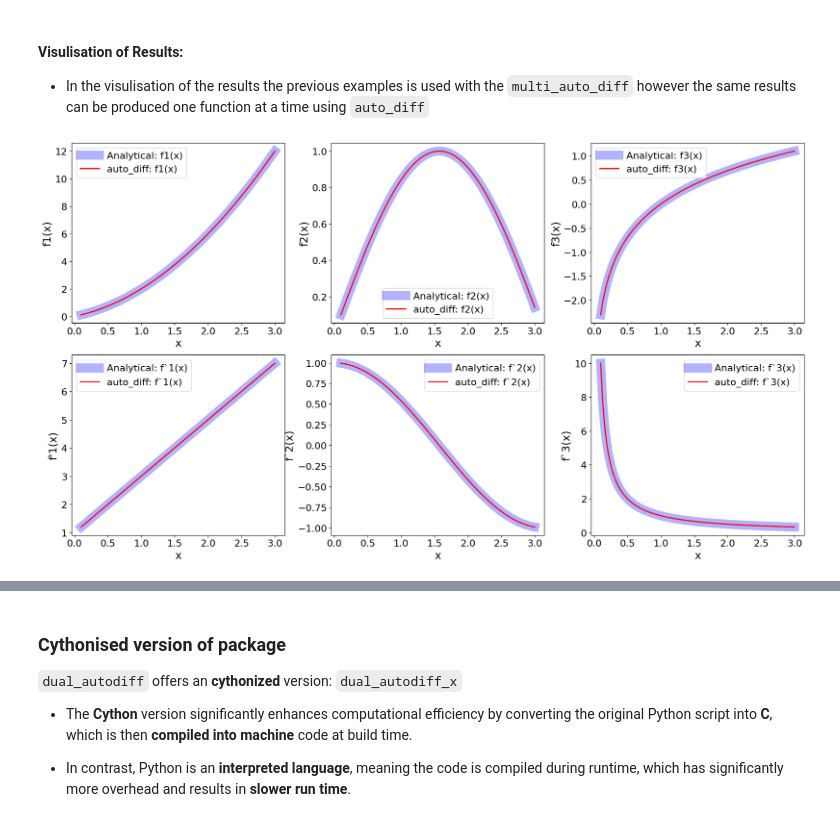
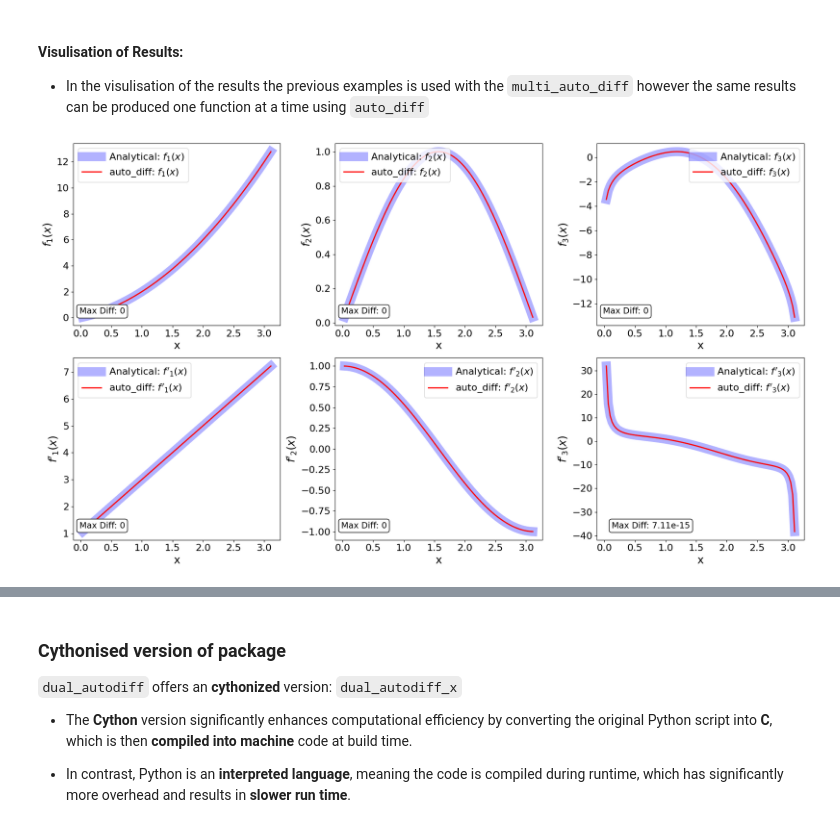
Before and after one commit to JacobTutt/dual_autodiff_package, a Jupyter notebook: tutorials/dual_autodiff.ipynb, the cells around one changed output, grey strips where cells are left out. Saved outputs shown, nothing was run; the diff lists cells and outputs as text; code cells hidden in the pictures.

```diff
--- a/tutorials/dual_autodiff.ipynb
+++ b/tutorials/dual_autodiff.ipynb
@@ -529,7 +546,7 @@ def f2(x):
     return sin(x)
 
 def f3(x):
-    return log(x)
+    return log(sin(x)) + x**2 * cos(x)
 
 funcs = [f1, f2, f3]
 
@@ -547,7 +564,7 @@ def f2(x):
     return sin(x)
 
 def f3(x):
-    return log(x)
+    return log(sin(x)) + x**2 * cos(x)
 
 # Define derivatives for the functions for verification for the plot
 def f1_dev(x):
@@ -557,66 +574,84 @@ def f2_dev(x):
     return cos(x)
 
 def f3_dev(x):
-    return 1/x
+    return cos(x)/sin(x) + 2*x*cos(x) - x**2*sin(x)
 
+# Function to calculate the maximum difference and display it in a box
+def add_max_diff_text(ax, analytical, autodiff, xpos=0.25, ypos=0.10):
+    max_diff = np.max(np.abs(analytical - autodiff))
+    if max_diff == 0:
+        display_text = "Max Diff: 0"
+    else:
+        display_text = f"Max Diff: {max_diff:.3g}"
+    ax.text(
+        xpos, ypos, display_text,
+        transform=ax.transAxes, ha="right", va="top", fontsize=14,
+        bbox=dict(facecolor='white', edgecolor='black', boxstyle='round,pad=0.3')
+    )
 # Create numpy array
-x_vals = np.linspace(0.1, 3, 100)  # Avoid zero to prevent log(sin(x)) from being undefined
-x_points = np.array([1, 2, 3])
+# Generate values between 0 and pi (not inclusive)
+x_vals = np.linspace(0, np.pi, 100, endpoint=False)[1:]  # Avoid zero and pi to prevent log(sin(x)) from being undefined
 funcs = [f1, f2, f3]
-multi_func_eval = [auto_diff(f, x_vals) for f in funcs]
+multi_func_eval = multi_auto_diff(funcs, x_vals)
 
 # Verify the results in a plot
 fig, axs = plt.subplots(2, 3, figsize=(18, 10))
 
 # Plot analytical value and auto_diff value for f1
-axs[0,0].plot(x_vals, f1(x_vals), color='blue', alpha=0.3, lw=15, label="Analytical: f1(x)")
-axs[0,0].plot(x_vals, multi_func_eval[0][0], color='red', lw=2, label="auto_diff: f1(x)")
+axs[0,0].plot(x_vals, f1(x_vals), color='blue', alpha=0.3, lw=15, label=r"Analytical: $f_1(x)$")
+axs[0,0].plot(x_vals, multi_func_eval[0][0], color='red', lw=2, label=r"auto_diff: $f_1(x)$")
+add_max_diff_text(axs[0,0], f1(x_vals), multi_func_eval[0][0])
 axs[0,0].set_xlabel("x", fontsize=18)
-axs[0,0].set_ylabel("f1(x)", fontsize=18)
+axs[0,0].set_ylabel(r"$f_1(x)$", fontsize=18)
 axs[0,0].tick_params(axis='both', which='major', labelsize=16)
-axs[0,0].legend(fontsize=16)
+axs[0,0].legend(fontsize=16, loc = 'upper left')
 
 # Plot analytical derivative and auto_diff derivative for f1
-axs[1,0].plot(x_vals, f1_dev(x_vals), color='blue', alpha=0.3, lw=15, label="Analytical: f`1(x)")
-axs[1,0].plot(x_vals, multi_func_eval[0][1], color='red', lw=2, label="auto_diff: f`1(x)")
+axs[1,0].plot(x_vals, f1_dev(x_vals), color='blue', alpha=0.3, lw=15, label=r"Analytical: $f'_1(x)$")
+axs[1,0].plot(x_vals, multi_func_eval[0][1], color='red', lw=2, label=r"auto_diff: $f'_1(x)$")
+add_max_diff_text(axs[1,0], f1_dev(x_vals), multi_func_eval[0][1])
 axs[1,0].set_xlabel("x", fontsize=18)
-axs[1,0].set_ylabel("f'1(x)", fontsize=18)
+axs[1,0].set_ylabel(r"$f'_1(x)$", fontsize=18)
 axs[1,0].tick_params(axis='both', which='major', labelsize=16)
-axs[1,0].legend(fontsize=16)
+axs[1,0].legend(fontsize=16, loc = 'upper left')
 
 # Plot analytical value and auto_diff value for f2
-axs[0,1].plot(x_vals, f2(x_vals), color='blue', alpha=0.3, lw=15, label="Analytical: f2(x)")
-axs[0,1].plot(x_vals, multi_func_eval[1][0], color='red', lw=2, label="auto_diff: f2(x)")
+axs[0,1].plot(x_vals, f2(x_vals), color='blue', alpha=0.3, lw=15, label=r"Analytical: $f_2(x)$")
+axs[0,1].plot(x_vals, multi_func_eval[1][0], color='red', lw=2, label=r"auto_diff: $f_2(x)$")
+add_max_diff_text(axs[0,1], f2(x_vals), multi_func_eval[1][0])
 axs[0,1].set_xlabel("x", fontsize=18)
-axs[0,1].set_ylabel("f2(x)", fontsize=18)
+axs[0,1].set_ylabel(r"$f_2(x)$", fontsize=18)
 axs[0,1].tick_params(axis='both', which='major', labelsize=16)
-axs[0,1].legend(fontsize=16)
+axs[0,1].legend(fontsize=16, loc = 'upper left')
 
 # Plot analytical derivative and auto_diff derivative for f2
-axs[1,1].plot(x_vals, f2_dev(x_vals), color='blue', alpha=0.3, lw=15, label="Analytical: f`2(x)")
-axs[1,1].plot(x_vals, multi_func_eval[1][1], color='red', lw=2, label="auto_diff: f`2(x)")
+axs[1,1].plot(x_vals, f2_dev(x_vals), color='blue', alpha=0.3, lw=15, label=r"Analytical: $f'_2(x)$")
+axs[1,1].plot(x_vals, multi_func_eval[1][1], color='red', lw=2, label=r"auto_diff: $f'_2(x)$")
+add_max_diff_text(axs[1,1], f2_dev(x_vals), multi_func_eval[1][1])
 axs[1,1].set_xlabel("x", fontsize=18)
-axs[1,1].set_ylabel("f`2(x)", fontsize=18)
+axs[1,1].set_ylabel(r"$f'_2(x)$", fontsize=18)
 axs[1,1].tick_params(axis='both', which='major', labelsize=16)
 axs[1,1].legend(fontsize=16)
 
 # Plot analytical value and auto_diff value for f3
-axs[0,2].plot(x_vals, f3(x_vals), color='blue', alpha=0.3, lw=15, label="Analytical: f3(x)")
-axs[0,2].plot(x_vals, multi_func_eval[2][0], color='red', lw=2, label="auto_diff: f3(x)")
+axs[0,2].plot(x_vals, f3(x_vals), color='blue', alpha=0.3, lw=15, label=r"Analytical: $f_3(x)$")
+axs[0,2].plot(x_vals, multi_func_eval[2][0], color='red', lw=2, label=r"auto_diff: $f_3(x)$")
+add_max_diff_text(axs[0,2], f3(x_vals), multi_func_eval[2][0])
 axs[0,2].set_xlabel("x", fontsize=18)
-axs[0,2].set_ylabel("f3(x)", fontsize=18)
+axs[0,2].set_ylabel(r"$f_3(x)$", fontsize=18)
 axs[0,2].tick_params(axis='both', which='major', labelsize=16)
-axs[0,2].legend(fontsize=16)
+axs[0,2].legend(fontsize=16, loc = 'upper right')
 
 # Plot analytical derivative and auto_diff derivative for f3
-axs[1,2].plot(x_vals, f3_dev(x_vals), color='blue', alpha=0.3, lw=15, label="Analytical: f`3(x)")
-axs[1,2].plot(x_vals, multi_func_eval[2][1], color='red', lw=2, label="auto_diff: f`3(x)")
+axs[1,2].plot(x_vals, f3_dev(x_vals), color='blue', alpha=0.3, lw=15, label=r"Analytical: $f'_3(x)$")
+axs[1,2].plot(x_vals, multi_func_eval[2][1], color='red', lw=2, label=r"auto_diff: $f'_3(x)$")
+add_max_diff_text(axs[1,2], f3_dev(x_vals), multi_func_eval[2][1], xpos=0.45, ypos=0.10)
 axs[1,2].set_xlabel("x", fontsize=18)
-axs[1,2].set_ylabel("f`3(x)", fontsize=18)
+axs[1,2].set_ylabel(r"$f'_3(x)$", fontsize=18)
 axs[1,2].tick_params(axis='both', which='major', labelsize=16)
 axs[1,2].legend(fontsize=16)
 
 plt.tight_layout()
 plt.show()
 # %% [output]
-[figure, old version]
+[figure, new version]
```
Also changed, not shown: parts of 13 cells of this notebook, 1 other file.
